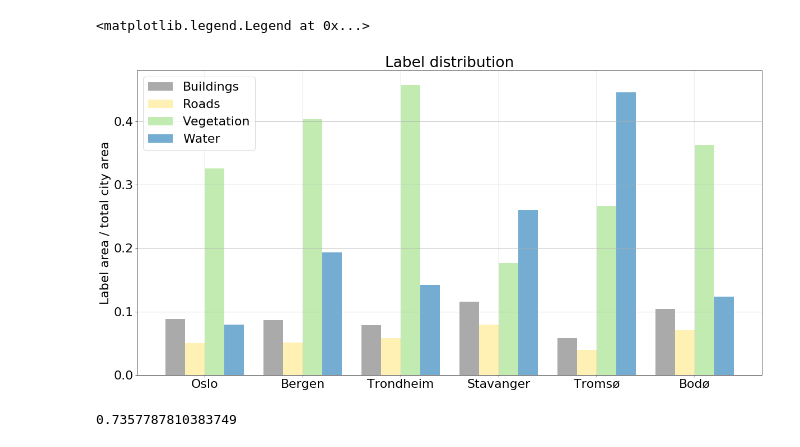
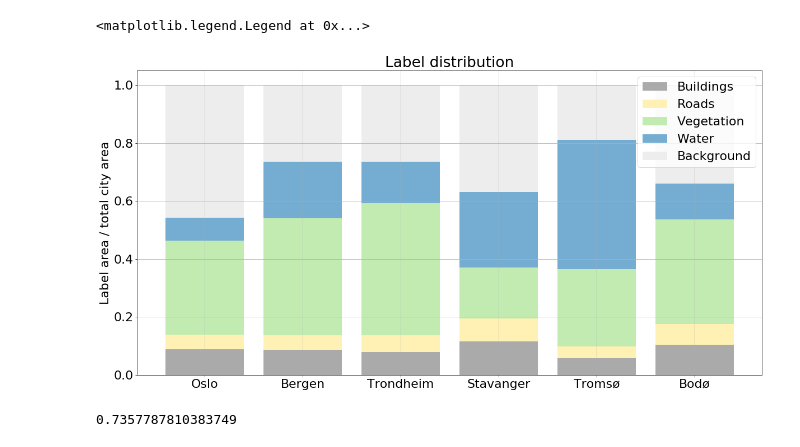
Before and after one commit to valdemarrolfsen/master-thesis-code, a Jupyter notebook: Datasetstats.ipynb, the cells around one changed output. Cells and saved outputs as stored; diff of their text form; code cells hidden in the pictures.

```diff
--- a/Datasetstats.ipynb
+++ b/Datasetstats.ipynb
@@ -21,32 +21,33 @@ water_per_area = water_labels / areas
 # %%
 
 n = 6
-width = 0.20
+width = 0.80
 ind = np.arange(n)
 fig, ax = plt.subplots()
 arr = building_per_area
 arr1 = road_per_area
 arr2 = vegetation_per_area
 arr3 = water_per_area
+others = np.ones(n) - building_per_area - road_per_area - vegetation_per_area - water_per_area
 ax.grid(True )
 
 cmap = plt.cm.get_cmap('Dark2')
 
 rects1 = ax.bar(ind, arr, width, color='#aaaaaa')
-rects2 = ax.bar(ind + width, arr1, width, color='#fef1b3')
-rects3 = ax.bar(ind + width*2, arr2, width, color='#c1ebb0')
-rects4 = ax.bar(ind + width*3, arr3, width, color='#74add1')
-
+rects2 = ax.bar(ind, arr1, width, bottom=arr, color='#fef1b3')
+rects3 = ax.bar(ind, arr2, width, bottom=arr + arr1, color='#c1ebb0')
+rects4 = ax.bar(ind, arr3, width, bottom=arr + arr1 + arr2, color='#74add1')
+rects5 = ax.bar(ind, others, width, bottom=arr + arr1 + arr2 + arr3, color='#ededed')
 
 # add some text for labels, title and axes ticks
 ax.set_ylabel('Label area / total city area')
 ax.set_title('Label distribution')
-ax.set_xticks(ind + width*3 / 2)
+ax.set_xticks(ind)
 ax.set_xticklabels(cities)
-ax.legend((rects1[0], rects2[0], rects3[0], rects4[0]), ('Buildings', 'Roads', 'Vegetation', 'Water'))
+ax.legend((rects1[0], rects2[0], rects3[0], rects4[0], rects5[0]), ('Buildings', 'Roads', 'Vegetation', 'Water', 'Background'))
 # %% [output]
 <matplotlib.legend.Legend at 0x...>
-[figure, old version]
+[figure, new version]
 # %%
 building_per_area[2]+road_per_area[2] +vegetation_per_area[2] +water_per_area[2]
 # %% [output]
```
Also changed, not shown: 1 other file.
